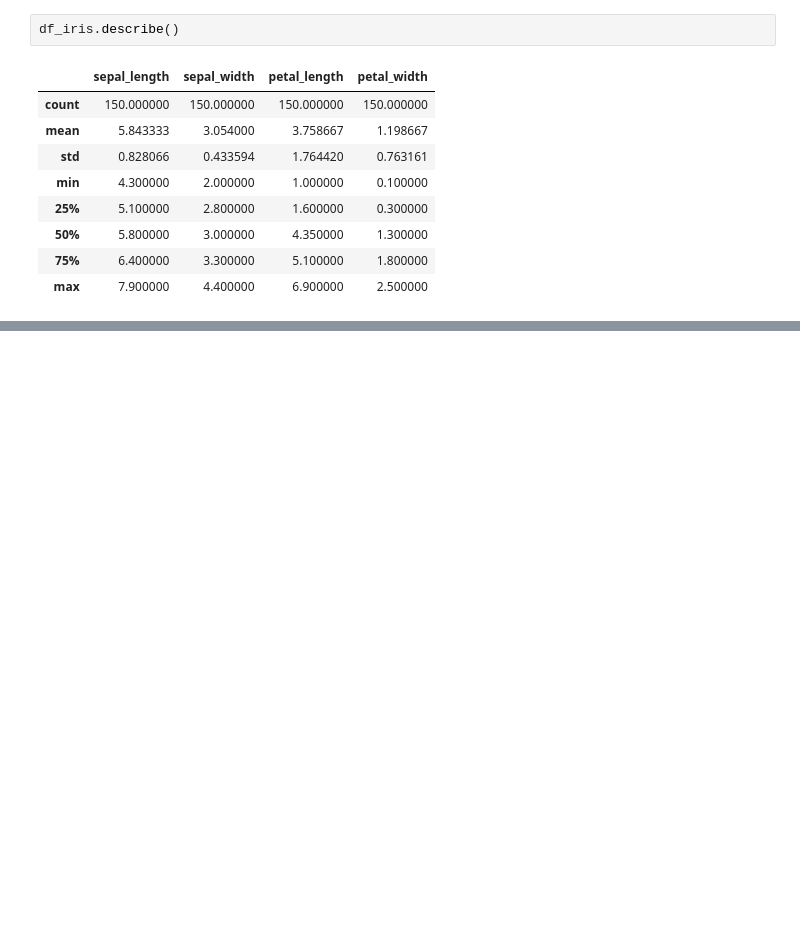
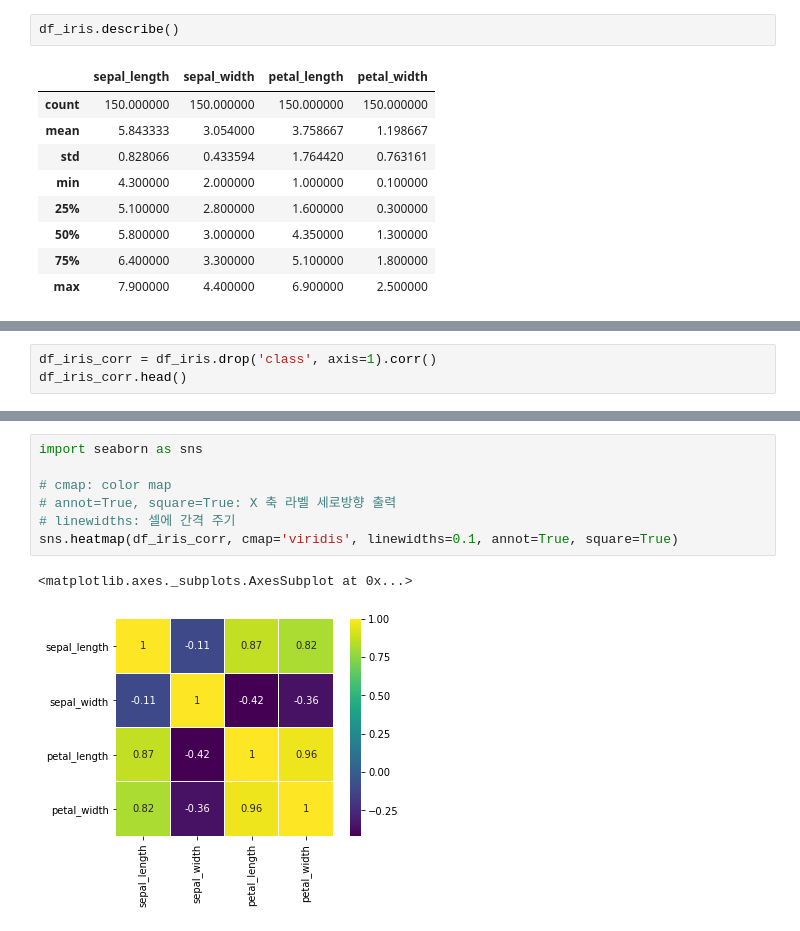
Before and after one commit to comafire/comafire.github.io, a Jupyter notebook: pages/data-preparation-descriptive-statistics/index.ipynb, the cells around one changed output, grey strips where cells are left out. Cells and saved outputs as stored; diff of their text form; blank space fills up the shorter version.

```diff
--- a/pages/data-preparation-descriptive-statistics/index.ipynb
+++ b/pages/data-preparation-descriptive-statistics/index.ipynb
@@ -43,0 +75,3 @@ array([[<matplotlib.axes._subplots.AxesSubplot object at 0x...>,
+# %%
+df_iris_corr = df_iris.drop('class', axis=1).corr()
+df_iris_corr.head()
@@ -43,0 +84,10 @@ array([[<matplotlib.axes._subplots.AxesSubplot object at 0x...>,
+# %%
+import seaborn as sns
+
+# cmap: color map
+# annot=True, square=True: X 축 라벨 세로방향 출력
+# linewidths: 셀에 간격 주기
+sns.heatmap(df_iris_corr, cmap='viridis', linewidths=0.1, annot=True, square=True)
+# %% [output]
+<matplotlib.axes._subplots.AxesSubplot at 0x...>
+[figure, added]
```
Also changed, not shown: parts of 9 cells of this notebook, 5 other files.
